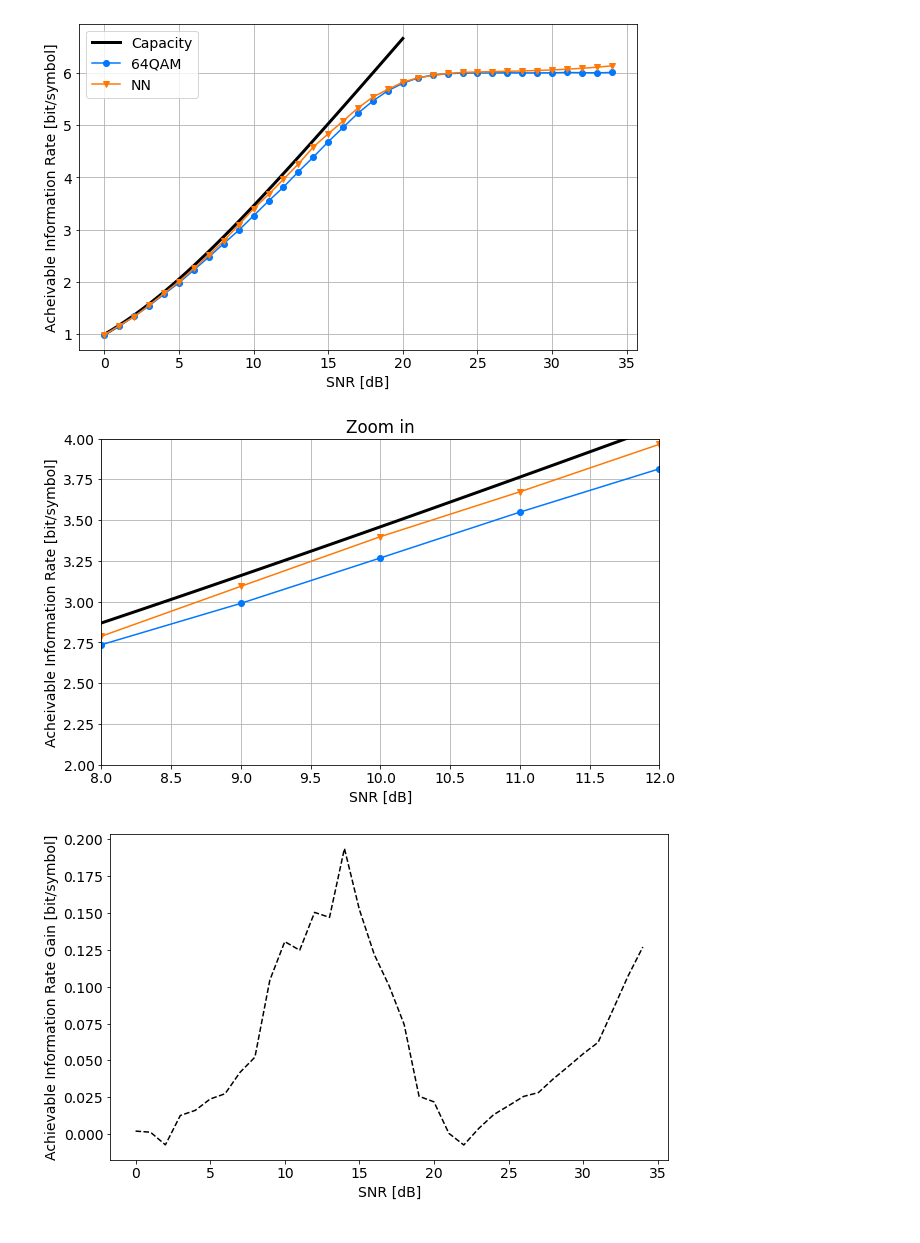
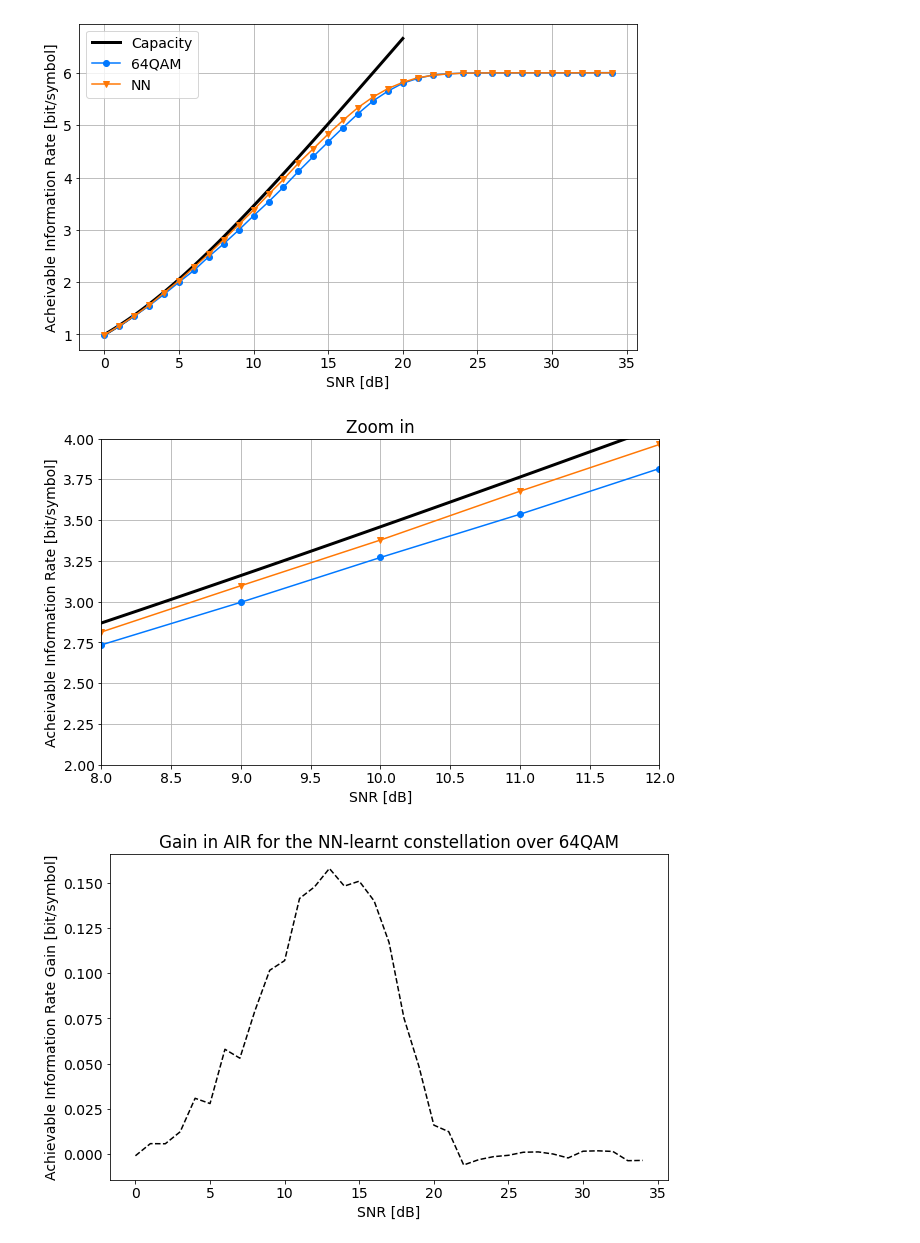
Before and after one commit to tiboas/End-to-end-Learning, a Jupyter notebook: End_to_end_Learning_AWGN_channel.ipynb, the cells around one changed output. Saved outputs shown, nothing was run; the diff lists cells and outputs as text; code cells hidden in the pictures.

```diff
--- a/End_to_end_Learning_AWGN_channel.ipynb
+++ b/End_to_end_Learning_AWGN_channel.ipynb
@@ -41,13 +46,14 @@ from celluloid import Camera # getting the camera
 # %%
-Nsamples = 100000
-M = 64
-N = np.random.randint(0,M,Nsamples) # *4 since 4 16QAM has 4 bits/symbol
-N_ohe = to_categorical(N)
+#Settings:
+Nepochs = 60
+Nsamples = 50000
+Nsamples_validate = 200000
+M = 64 #Constellation size
 
 # SNR for training
 SNR_train = 16
 
-# STDV of the noise:
+# Standard deviation of the noise:
 AWGN_sigma = np.sqrt(1 / (2 * 10 ** (SNR_train / 10)))
 # %%
 # Power normalization for training:
@@ -64,7 +75,7 @@ inputs = keras.Input(shape=(M,))
 
 #Encoder
 x = Dense(4*N_units, activation="relu",kernel_initializer='he_normal')(inputs)
-x = Dense(N_units, activation="relu",  kernel_initializer='he_normal')(x)
+x = Dense(2*N_units, activation="relu",  kernel_initializer='he_normal')(x)
 x = Dense(N_units, activation="relu",   kernel_initializer='he_normal')(x)
 x = Dense(2, activation="linear",   kernel_initializer='random_normal', bias_initializer='zeros')(x)
 
@@ -74,7 +85,7 @@ y = Lambda(AWGN, arguments={'sigma': AWGN_sigma})(x_normalized)
 
 # Decoder
 yhat = Dense(N_units, activation="relu",kernel_initializer='he_normal')(y)
-yhat = Dense(N_units, activation="relu",kernel_initializer='he_normal')(yhat)
+yhat = Dense(2*N_units, activation="relu",kernel_initializer='he_normal')(yhat)
 yhat = Dense(4*N_units, activation="relu",kernel_initializer='he_normal')(yhat)
 outputs = Dense(M, activation="softmax")(yhat)
 
@@ -203,20 +230,27 @@ def calcMI(X,Y, const, P):
 # %%
-#const = np.unique(np.round(10*X)/10,axis=0)
-N = np.array(range(M)) # *4 since 4 16QAM has 4 bits/symbol
+# Get the encoder outputs:
+XX = model.input
+YY = model.layers[4].output #Encoder outputs
+encoderOutput = Model(XX, YY)
+
+# To get the constellation, we input each of the M possible inputs to the enconder and save the output:
+N = np.array(range(M))
 N_ohe = to_categorical(N)
 const = encoderOutput.predict(N_ohe, batch_size=np.int32(len(N_ohe)/4))
 const = const[:,0] + 1j*const[:,1]
-const= const-np.mean(const)
-const = const/np.sqrt(np.sum(np.abs(const)**2)/len(const))
-print(np.shape(const))
-Nsamples_MI = 10000
-S = np.random.randint(0,len(const),Nsamples_MI)
+const= const-np.mean(const) #substract the mean from the cosntellation
+const = const/np.sqrt(np.sum(np.abs(const)**2)/len(const)) #Normalize the constellation
+
+#############################################
+# Visualize the constellation means with and without noise
+#############################################
+Nsamples_MI = 50000
+S = np.random.randint(0,len(const),Nsamples_MI) #Generate symbol indices
 
 SNRdB= 25;
 SNR = 10**(SNRdB/10)
 x = const[S]
 Esig=np.sum(np.abs(x)**2)/len(x);
-
 y = x + np.sqrt(Esig/(SNR/2))*(np.random.randn(len(x))+1j*np.random.randn(len(x)));
 plt.figure(figsize=(7,7))
 plt.plot(y.real,y.imag,'k.')
@@ -273,4 +309,5 @@ for SNRdB in SNRdB_vector:
 # %%
+# Plot the MI results
 plt.figure()
 SNRdBsh = np.linspace(0,20,100)
 SNR_sh = 10**(SNRdBsh/10)
@@ -302,4 +339,6 @@ plt.figure(figsize=(10,6))
 plt.plot(np.array(SNRdB_vector),MI_AOC-MI,'k--')
 plt.xlabel('SNR [dB]')
 plt.ylabel('Achievable Information Rate Gain [bit/symbol]')
+plt.title('Gain in AIR for the NN-learnt constellation over 64QAM')
+plt.plot([])
 # %% [output]
@@ -307,4 +346,4 @@ Text(0, 0.5, 'Achievable Information Rate Gain [bit/symbol]')
 <Figure size 432x288 with 0 Axes>
-[figure, old version]
+[figure, new version]
 [figure]
-[figure, old version]
+[figure, new version]
```
Also changed, not shown: parts of 19 cells of this notebook.
